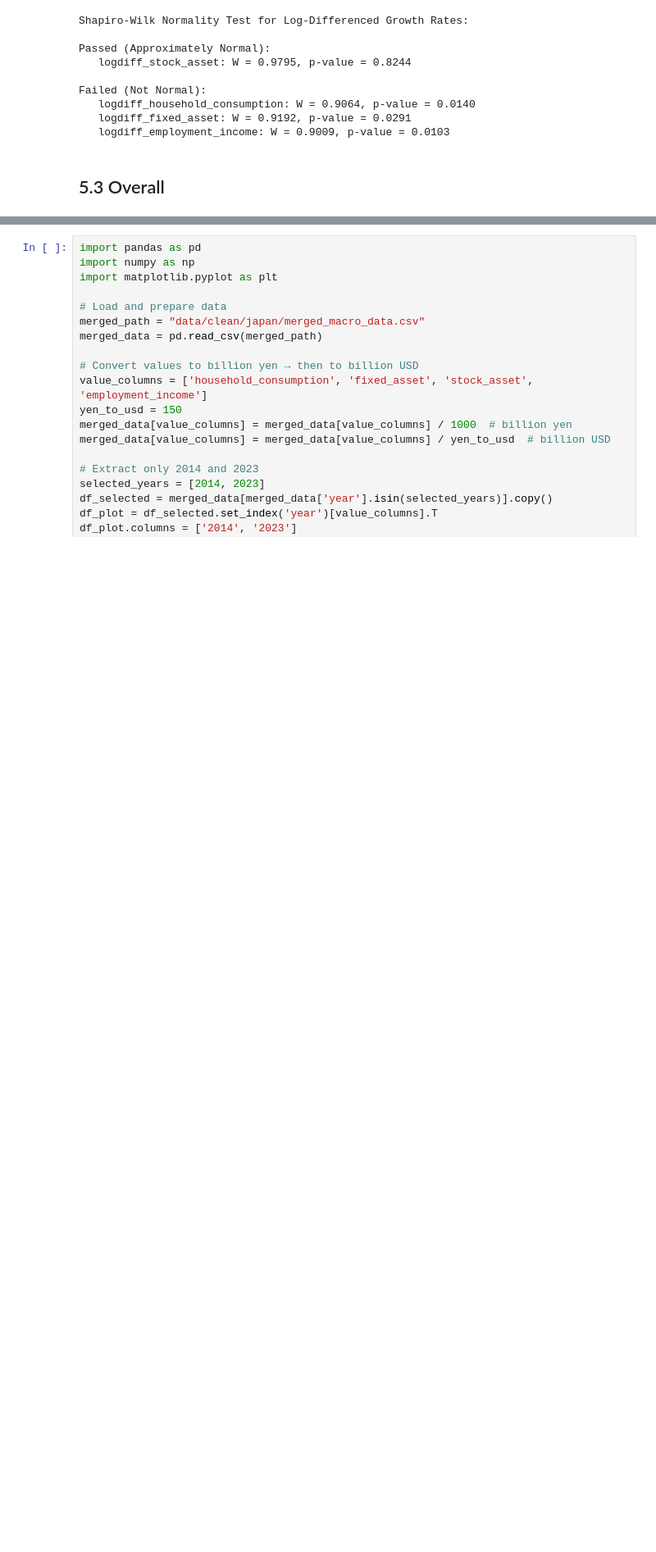
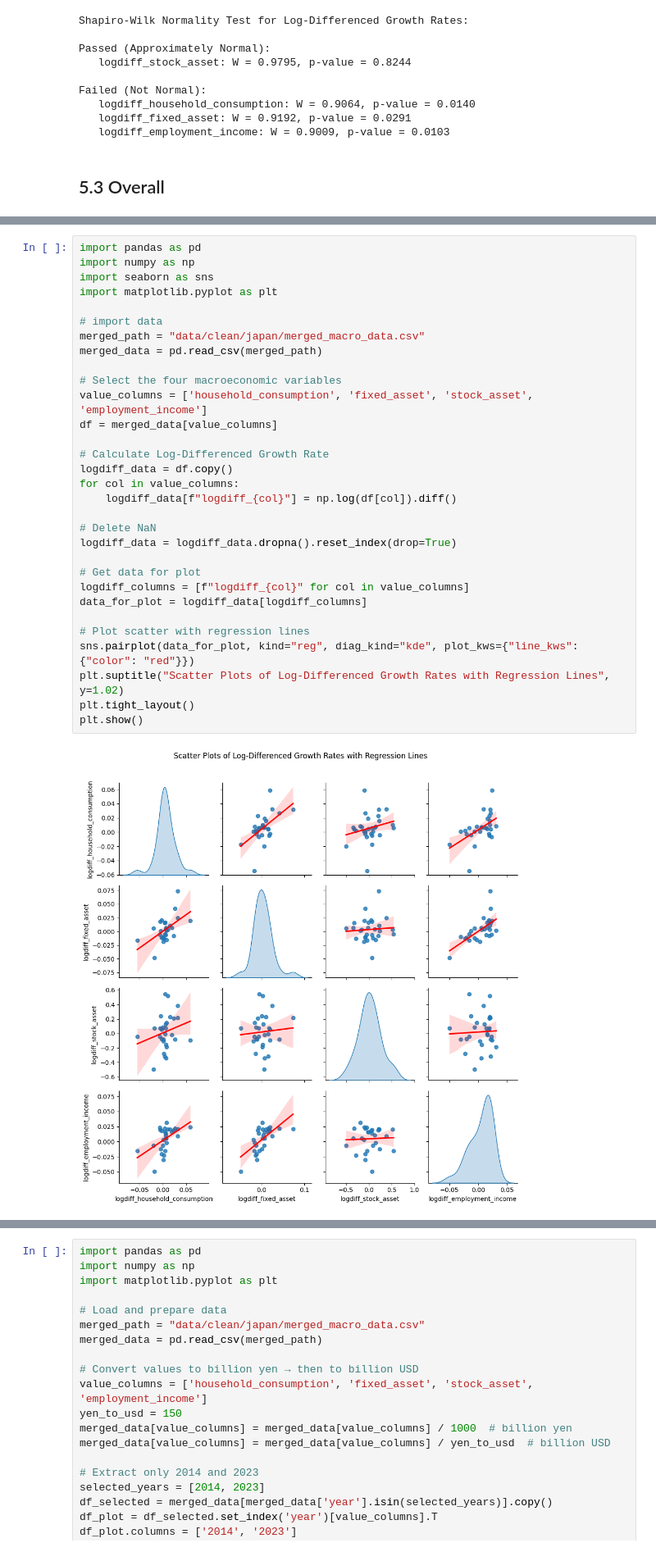
Before and after one commit to Graspp-25-Spring/graspp-25S-Wealth-Consumption, a Jupyter notebook: notebooks/milestone_1_update.ipynb, the cells around one changed output, grey strips where cells are left out. Shown at 82% size. Cells and saved outputs as stored; diff of their text form; blank space fills up the shorter version.

```diff
--- a/notebooks/milestone_1_update.ipynb
+++ b/notebooks/milestone_1_update.ipynb
@@ -808,0 +886,33 @@ Failed (Not Normal):
+# %%
+import pandas as pd
+import numpy as np
+import seaborn as sns
+import matplotlib.pyplot as plt
+
+# import data
+merged_path = "data/clean/japan/merged_macro_data.csv"
+merged_data = pd.read_csv(merged_path)
+
+# Select the four macroeconomic variables
+value_columns = ['household_consumption', 'fixed_asset', 'stock_asset', 'employment_income']
+df = merged_data[value_columns]
+
+# Calculate Log-Differenced Growth Rate
+logdiff_data = df.copy()
+for col in value_columns:
+    logdiff_data[f"logdiff_{col}"] = np.log(df[col]).diff()
+
+# Delete NaN
+logdiff_data = logdiff_data.dropna().reset_index(drop=True)
+
+# Get data for plot
+logdiff_columns = [f"logdiff_{col}" for col in value_columns]
+data_for_plot = logdiff_data[logdiff_columns]
+
+# Plot scatter with regression lines
+sns.pairplot(data_for_plot, kind="reg", diag_kind="kde", plot_kws={"line_kws": {"color": "red"}})
+plt.suptitle("Scatter Plots of Log-Differenced Growth Rates with Regression Lines", y=1.02)
+plt.tight_layout()
+plt.show()
+# %% [output]
+[figure, added]
```
Also changed, not shown: parts of 24 cells of this notebook, 4 other files.
